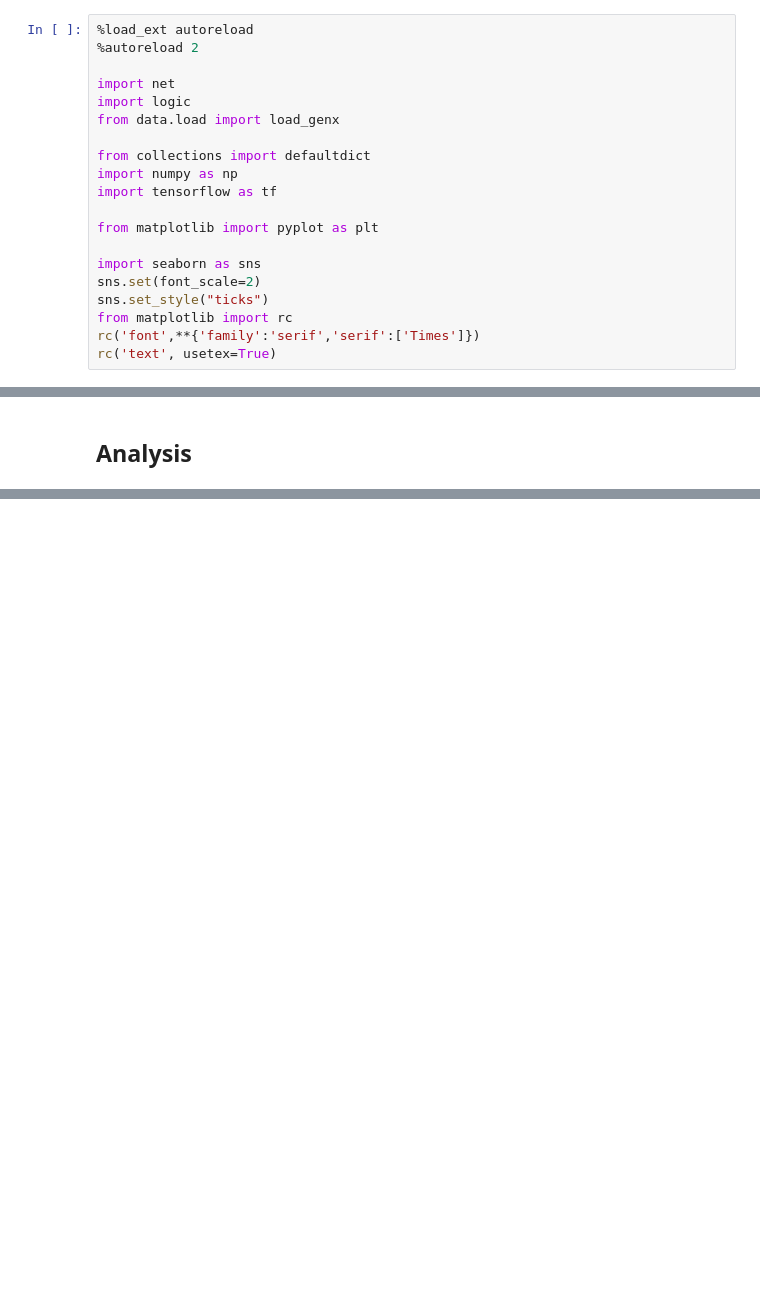
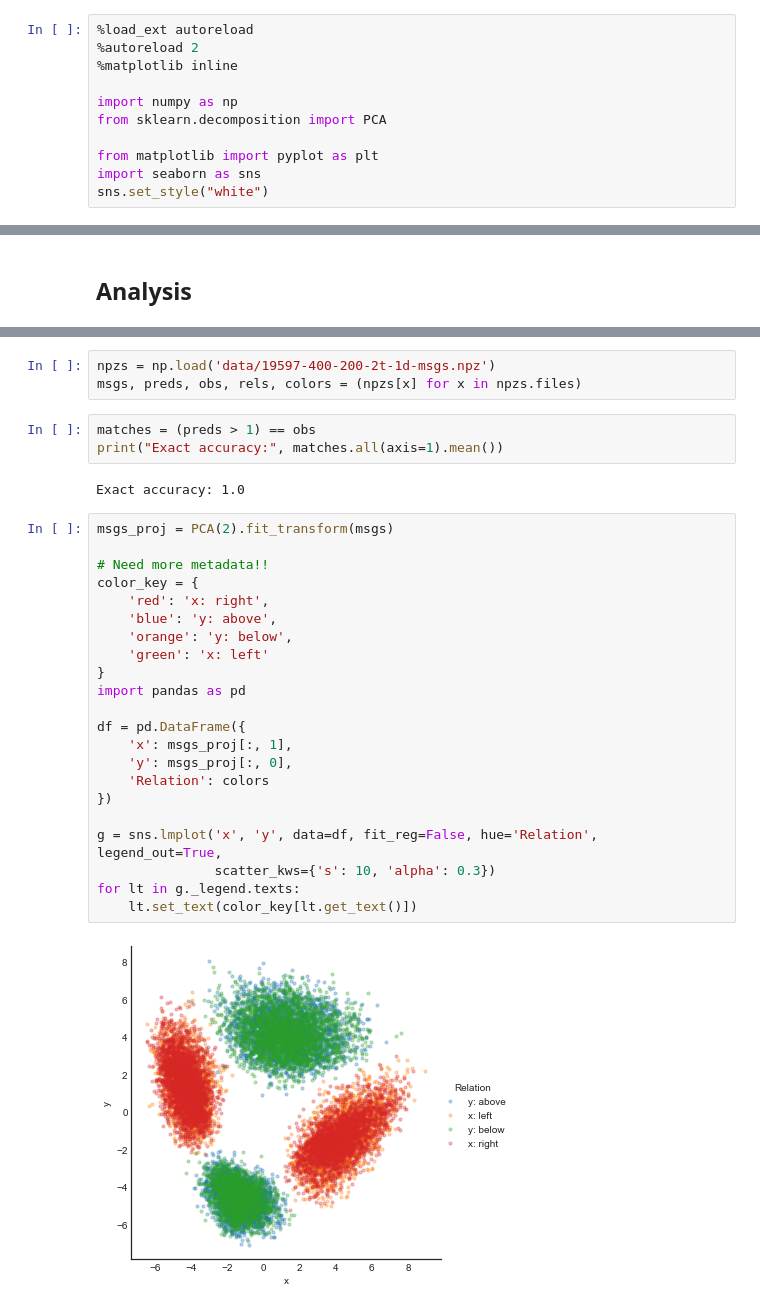
Before and after one commit to jayelm/rnn-syn, a Jupyter notebook: rnn-syn.ipynb, the cells around one changed output, grey strips where cells are left out. Saved outputs shown, nothing was run; the diff lists cells and outputs as text; blank space fills up the shorter version.

Commit message:
Add saving/visualizing/analysis of messages

```diff
--- a/rnn-syn.ipynb
+++ b/rnn-syn.ipynb
@@ -3,20 +3,11 @@
 # %%
 %load_ext autoreload
 %autoreload 2
+%matplotlib inline
 
-import net
-import logic
-from data.load import load_genx
-
-from collections import defaultdict
 import numpy as np
-import tensorflow as tf
+from sklearn.decomposition import PCA
 
 from matplotlib import pyplot as plt
-
 import seaborn as sns
-sns.set(font_scale=2)
-sns.set_style("ticks")
-from matplotlib import rc
-rc('font',**{'family':'serif','serif':['Times']})
-rc('text', usetex=True)
+sns.set_style("white")
@@ -875,0 +16,32 @@ scene agreement:
+# %%
+npzs = np.load('data/19597-400-200-2t-1d-msgs.npz')
+msgs, preds, obs, rels, colors = (npzs[x] for x in npzs.files)
+# %%
+matches = (preds > 1) == obs
+print("Exact accuracy:", matches.all(axis=1).mean())
+# %% [output]
+Exact accuracy: 1.0
+# %%
+msgs_proj = PCA(2).fit_transform(msgs)
+
+# Need more metadata!!
+color_key = {
+    'red': 'x: right',
+    'blue': 'y: above',
+    'orange': 'y: below',
+    'green': 'x: left'
+}
+import pandas as pd
+
+df = pd.DataFrame({
+    'x': msgs_proj[:, 1],
+    'y': msgs_proj[:, 0],
+    'Relation': colors
+})
+
+g = sns.lmplot('x', 'y', data=df, fit_reg=False, hue='Relation', legend_out=True,
+               scatter_kws={'s': 10, 'alpha': 0.3})
+for lt in g._legend.texts:
+    lt.set_text(color_key[lt.get_text()])
+# %% [output]
+[figure, added]
```
Also changed, not shown: parts of 22 cells of this notebook, 2 other files.
